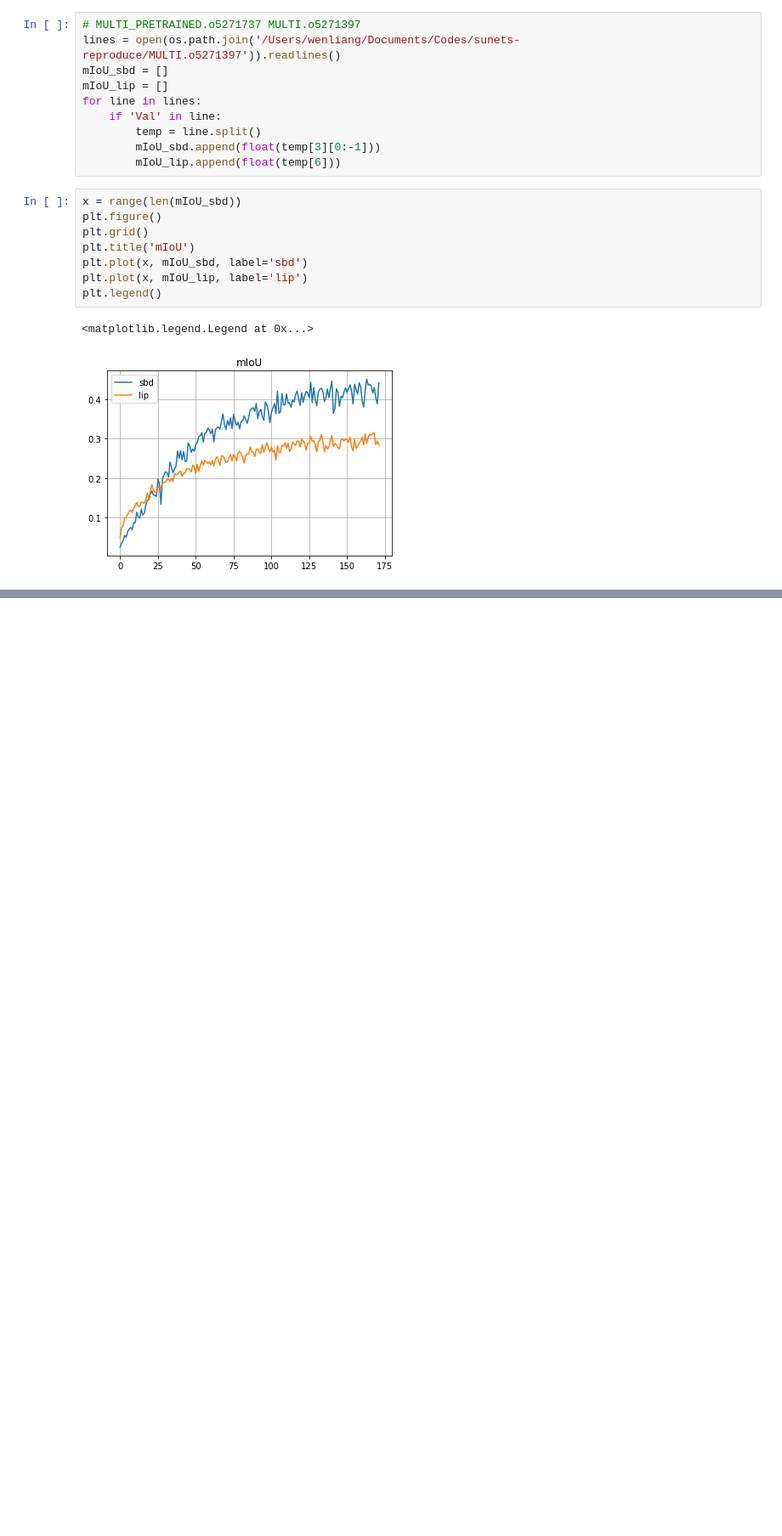
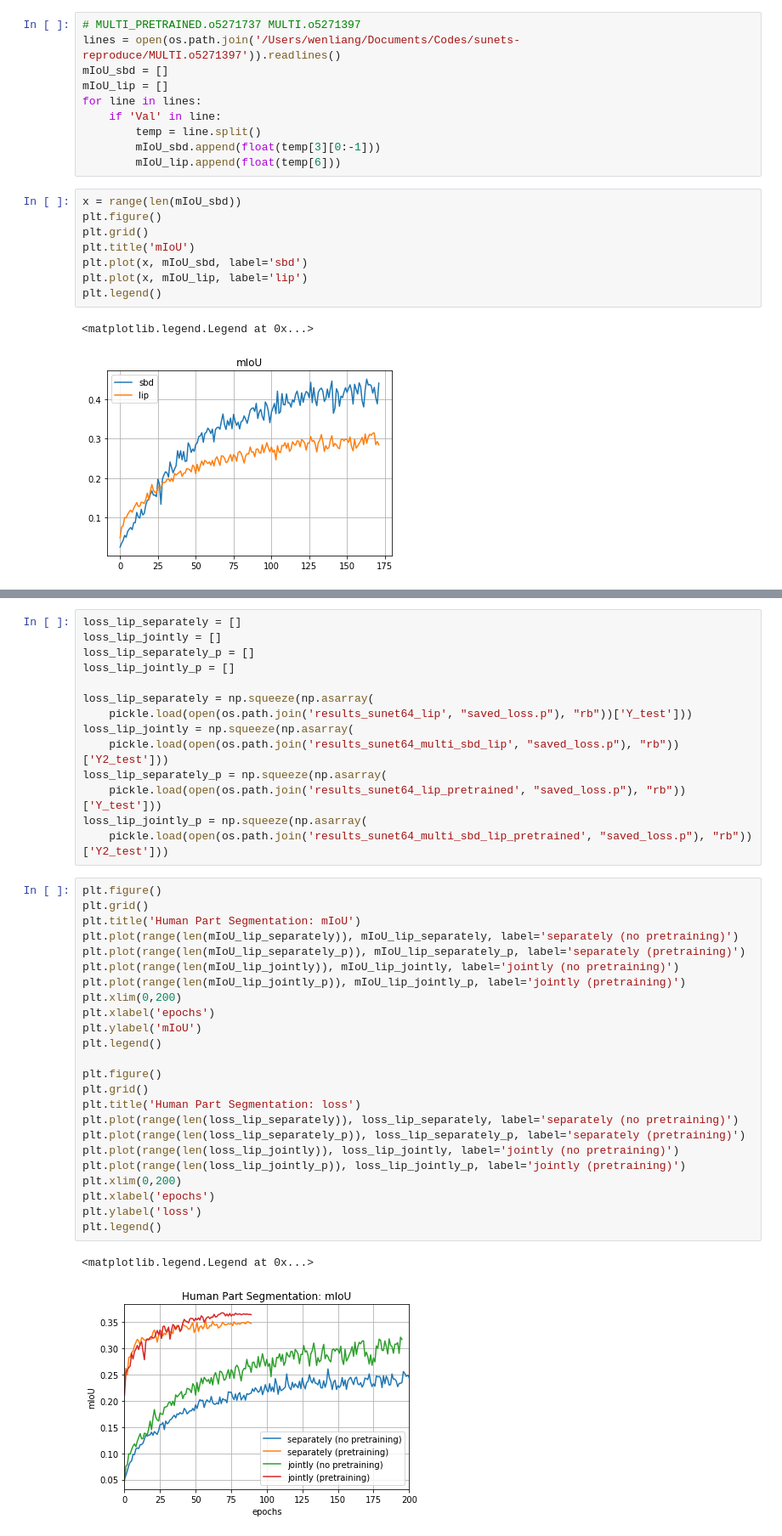
Before and after one commit to wenliangdai/msc-project, a Jupyter notebook: visualisation.ipynb, the cells around one changed output, grey strips where cells are left out. Shown: that part at 85% size. Saved outputs shown, nothing was run; the diff lists cells and outputs as text; blank space fills up the shorter version.

```diff
--- a/visualisation.ipynb
+++ b/visualisation.ipynb
@@ -182,0 +269,41 @@ plt.legend()
+# %%
+loss_lip_separately = []
+loss_lip_jointly = []
+loss_lip_separately_p = []
+loss_lip_jointly_p = []
+
+loss_lip_separately = np.squeeze(np.asarray(
+    pickle.load(open(os.path.join('results_sunet64_lip', "saved_loss.p"), "rb"))['Y_test']))
+loss_lip_jointly = np.squeeze(np.asarray(
+    pickle.load(open(os.path.join('results_sunet64_multi_sbd_lip', "saved_loss.p"), "rb"))['Y2_test']))
+loss_lip_separately_p = np.squeeze(np.asarray(
+    pickle.load(open(os.path.join('results_sunet64_lip_pretrained', "saved_loss.p"), "rb"))['Y_test']))
+loss_lip_jointly_p = np.squeeze(np.asarray(
+    pickle.load(open(os.path.join('results_sunet64_multi_sbd_lip_pretrained', "saved_loss.p"), "rb"))['Y2_test']))
+# %%
+plt.figure()
+plt.grid()
+plt.title('Human Part Segmentation: mIoU')
+plt.plot(range(len(mIoU_lip_separately)), mIoU_lip_separately, label='separately (no pretraining)')
+plt.plot(range(len(mIoU_lip_separately_p)), mIoU_lip_separately_p, label='separately (pretraining)')
+plt.plot(range(len(mIoU_lip_jointly)), mIoU_lip_jointly, label='jointly (no pretraining)')
+plt.plot(range(len(mIoU_lip_jointly_p)), mIoU_lip_jointly_p, label='jointly (pretraining)')
+plt.xlim(0,200)
+plt.xlabel('epochs')
+plt.ylabel('mIoU')
+plt.legend()
+
+plt.figure()
+plt.grid()
+plt.title('Human Part Segmentation: loss')
+plt.plot(range(len(loss_lip_separately)), loss_lip_separately, label='separately (no pretraining)')
+plt.plot(range(len(loss_lip_separately_p)), loss_lip_separately_p, label='separately (pretraining)')
+plt.plot(range(len(loss_lip_jointly)), loss_lip_jointly, label='jointly (no pretraining)')
+plt.plot(range(len(loss_lip_jointly_p)), loss_lip_jointly_p, label='jointly (pretraining)')
+plt.xlim(0,200)
+plt.xlabel('epochs')
+plt.ylabel('loss')
+plt.legend()
+# %% [output]
+<matplotlib.legend.Legend at 0x...>
+[figure, added]
```
Also changed, not shown: parts of 6 cells of this notebook, 4 other files.
